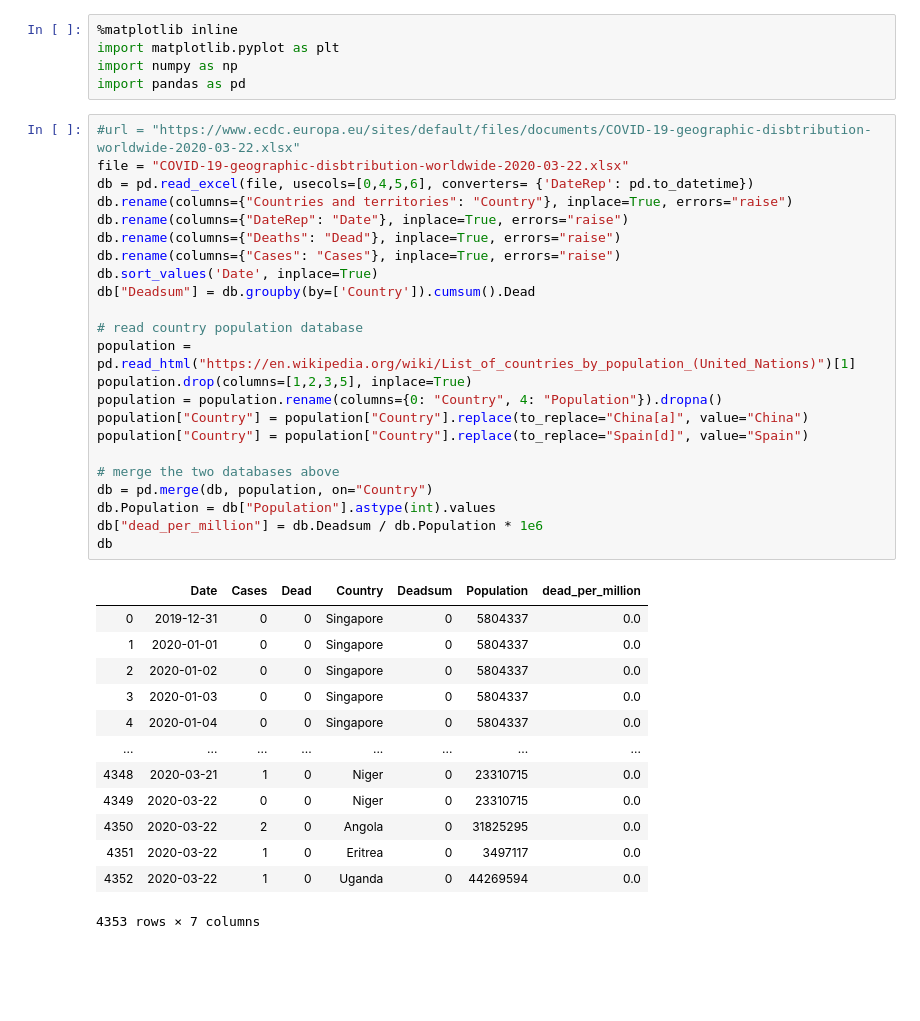
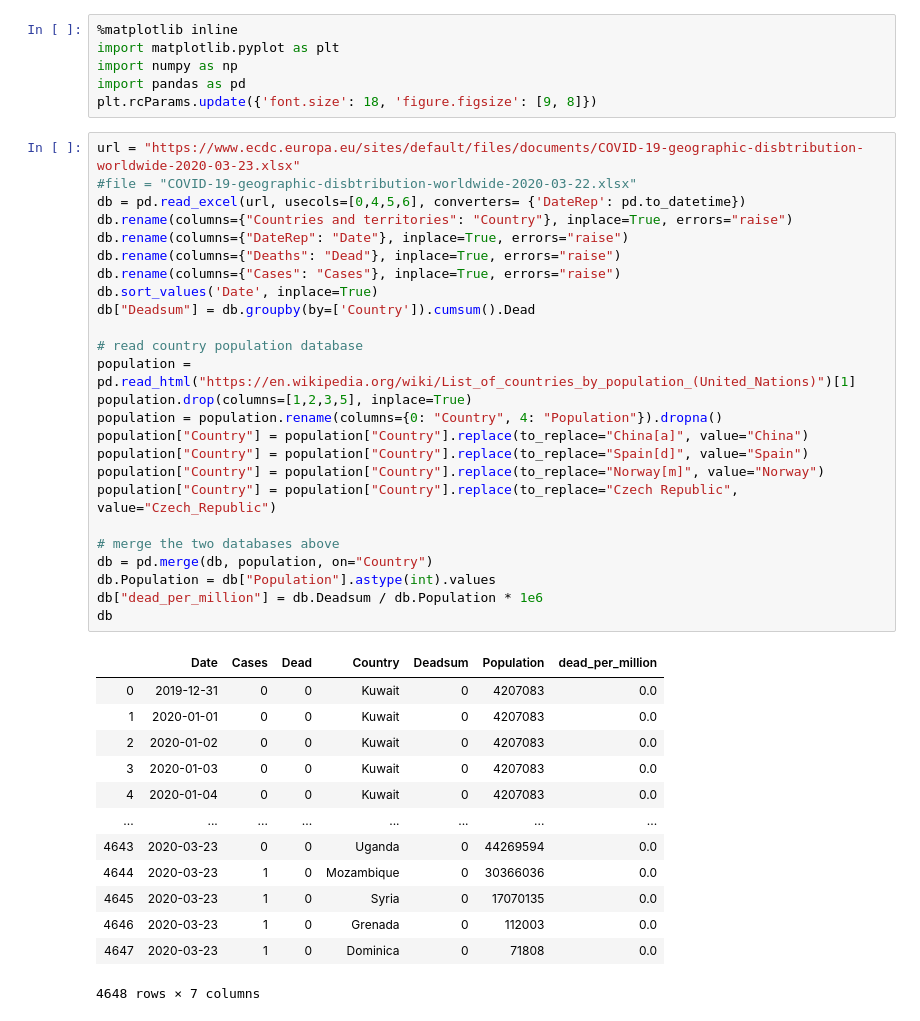
Before and after one commit to mlund/corona-vs-flu, a Jupyter notebook: notebook.ipynb, the cells around one changed output. Drawn from its saved outputs; the diff is of its cells as text; blank space fills up the shorter version.

```diff
--- a/notebook.ipynb
+++ b/notebook.ipynb
@@ -11,40 +17,43 @@ Todo:
 import matplotlib.pyplot as plt
 import numpy as np
 import pandas as pd
+plt.rcParams.update({'font.size': 18, 'figure.figsize': [9, 8]})
 # %%
-#url = "https://www.ecdc.europa.eu/sites/default/files/documents/COVID-19-geographic-disbtribution-worldwide-2020-03-22.xlsx"
-file = "COVID-19-geographic-disbtribution-worldwide-2020-03-22.xlsx"
-db = pd.read_excel(file, usecols=[0,4,5,6], converters= {'DateRep': pd.to_datetime})
+url = "https://www.ecdc.europa.eu/sites/default/files/documents/COVID-19-geographic-disbtribution-worldwide-2020-03-23.xlsx"
+#file = "COVID-19-geographic-disbtribution-worldwide-2020-03-22.xlsx"
+db = pd.read_excel(url, usecols=[0,4,5,6], converters= {'DateRep': pd.to_datetime})
 db.rename(columns={"Countries and territories": "Country"}, inplace=True, errors="raise")
 db.rename(columns={"DateRep": "Date"}, inplace=True, errors="raise")
 db.rename(columns={"Deaths": "Dead"}, inplace=True, errors="raise")
 db.rename(columns={"Cases": "Cases"}, inplace=True, errors="raise")
 db.sort_values('Date', inplace=True)
 db["Deadsum"] = db.groupby(by=['Country']).cumsum().Dead
 
 # read country population database
 population = pd.read_html("https://en.wikipedia.org/wiki/List_of_countries_by_population_(United_Nations)")[1]
 population.drop(columns=[1,2,3,5], inplace=True)
 population = population.rename(columns={0: "Country", 4: "Population"}).dropna()
 population["Country"] = population["Country"].replace(to_replace="China[a]", value="China")
 population["Country"] = population["Country"].replace(to_replace="Spain[d]", value="Spain")
+population["Country"] = population["Country"].replace(to_replace="Norway[m]", value="Norway")
+population["Country"] = population["Country"].replace(to_replace="Czech Republic", value="Czech_Republic")
 
 # merge the two databases above
 db = pd.merge(db, population, on="Country")
 db.Population = db["Population"].astype(int).values
 db["dead_per_million"] = db.Deadsum / db.Population * 1e6
 db
 # %% [output]
 |  | Date | Cases | Dead | Country | Deadsum | Population | dead_per_million |
-| 0 | 2019-12-31 | 0 | 0 | Singapore | 0 | 5804337 | 0.0 |
-| 1 | 2020-01-01 | 0 | 0 | Singapore | 0 | 5804337 | 0.0 |
-| 2 | 2020-01-02 | 0 | 0 | Singapore | 0 | 5804337 | 0.0 |
-| 3 | 2020-01-03 | 0 | 0 | Singapore | 0 | 5804337 | 0.0 |
-| 4 | 2020-01-04 | 0 | 0 | Singapore | 0 | 5804337 | 0.0 |
+| 0 | 2019-12-31 | 0 | 0 | Kuwait | 0 | 4207083 | 0.0 |
+| 1 | 2020-01-01 | 0 | 0 | Kuwait | 0 | 4207083 | 0.0 |
+| 2 | 2020-01-02 | 0 | 0 | Kuwait | 0 | 4207083 | 0.0 |
+| 3 | 2020-01-03 | 0 | 0 | Kuwait | 0 | 4207083 | 0.0 |
+| 4 | 2020-01-04 | 0 | 0 | Kuwait | 0 | 4207083 | 0.0 |
 | ... | ... | ... | ... | ... | ... | ... | ... |
-| 4348 | 2020-03-21 | 1 | 0 | Niger | 0 | 23310715 | 0.0 |
-| 4349 | 2020-03-22 | 0 | 0 | Niger | 0 | 23310715 | 0.0 |
-| 4350 | 2020-03-22 | 2 | 0 | Angola | 0 | 31825295 | 0.0 |
-| 4351 | 2020-03-22 | 1 | 0 | Eritrea | 0 | 3497117 | 0.0 |
-| 4352 | 2020-03-22 | 1 | 0 | Uganda | 0 | 44269594 | 0.0 |
+| 4643 | 2020-03-23 | 0 | 0 | Uganda | 0 | 44269594 | 0.0 |
+| 4644 | 2020-03-23 | 1 | 0 | Mozambique | 0 | 30366036 | 0.0 |
+| 4645 | 2020-03-23 | 1 | 0 | Syria | 0 | 17070135 | 0.0 |
+| 4646 | 2020-03-23 | 1 | 0 | Grenada | 0 | 112003 | 0.0 |
+| 4647 | 2020-03-23 | 1 | 0 | Dominica | 0 | 71808 | 0.0 |
-4353 rows × 7 columns
+4648 rows × 7 columns
```
Also changed, not shown: parts of 6 cells of this notebook.
